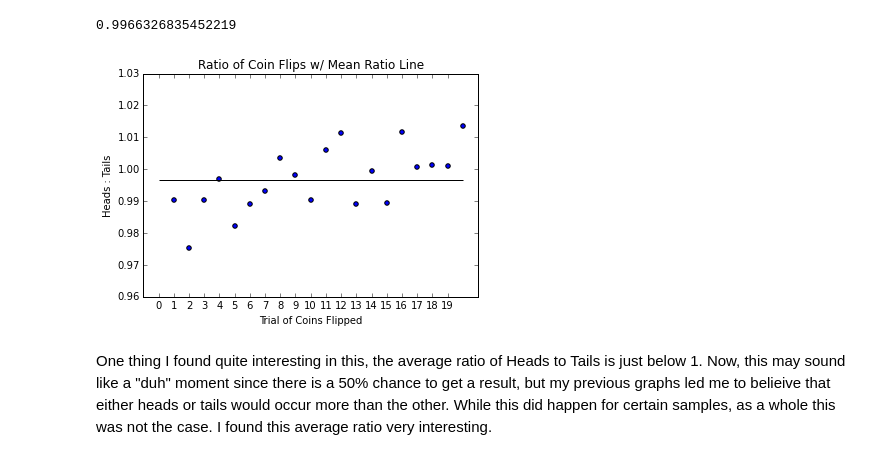
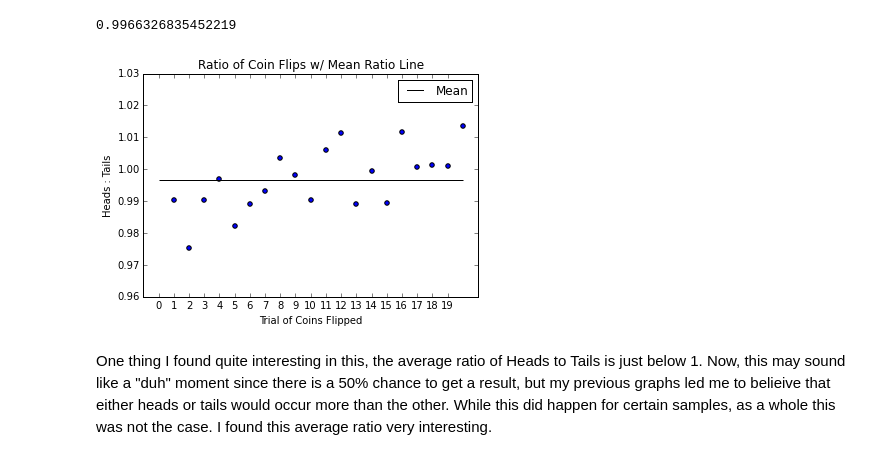
Before and after one commit to tiy-gvl-python-2015-09/charting-coin-flips, a Jupyter notebook: Charting coin-flips -- W3D2 Homework.ipynb, the cells around one changed output. Cells and saved outputs as stored; diff of their text form; code cells hidden in the pictures.

```diff
--- a/Charting coin-flips -- W3D2 Homework.ipynb
+++ b/Charting coin-flips -- W3D2 Homework.ipynb
@@ -80,8 +80,8 @@ def hard_coin_flip_simulator(num):
 def mean(collection):
     return sum(collection) / len(collection)
 # %%
-yyz = hard_coin_flip_simulator(20)
-ratio_hard = get_ratio(yyz)
+twenty_trials = hard_coin_flip_simulator(20)
+ratio_hard = get_ratio(twenty_trails)
 avg_ratio = mean(ratio_hard)
 print(avg_ratio)
 # %% [output]
@@ -89,13 +89,14 @@ print(avg_ratio)
 # %%
 plt.scatter(range(1, 21), ratio_hard)
 plt.title("Ratio of Coin Flips w/ Mean Ratio Line")
 plt.ylabel("Heads : Tails")
 plt.xlabel("Trial of Coins Flipped")
 plt.xticks(range(20))
-plt.hlines(avg_ratio, xmin=0, xmax=20)
+plt.hlines(avg_ratio, label="Mean", xmin=0, xmax=20)
+plt.legend()
 plt.show()
 # %% [output]
-[figure, old version]
+[figure, new version]
 # %% [markdown]
 One thing I found quite interesting in this, the average ratio of Heads to Tails is just below 1.  Now, this may sound like a "duh" moment since there is a 50% chance to get a result, but my previous graphs led me to belieive that either heads or tails would occur more than the other.  While this did happen for certain samples, as a whole this was not the case.  I found this average ratio very interesting.
 # %%
```
Also changed, not shown: parts of 17 cells of this notebook.
